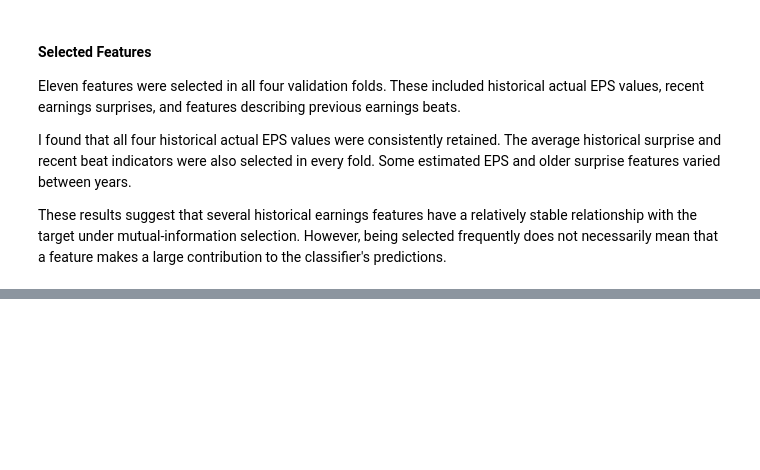
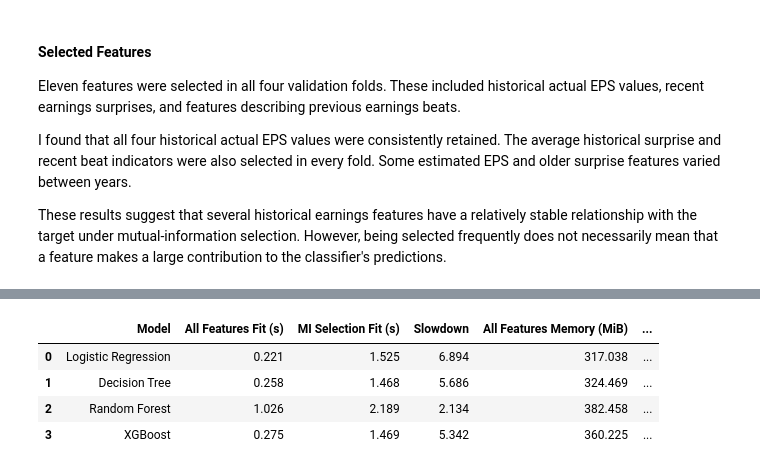
Before and after one commit to jordxnsenan/earnings-surprise-prediction, a Jupyter notebook: notebooks/classification.ipynb, the cells around one changed output, grey strips where cells are left out. Saved outputs shown, nothing was run; the diff lists cells and outputs as text; code cells hidden in the pictures; blank space fills up the shorter version.

```diff
--- a/notebooks/classification.ipynb
+++ b/notebooks/classification.ipynb
@@ -345,0 +431,38 @@ These results suggest that several historical earnings features have a relativel
+# %%
+efficiency_path = RESULTS_DIR / "classification" / "feature_efficiency_comparison.json"
+
+if not efficiency_path.is_file():
+    efficiency_path = RESULTS_DIR / "feature_efficiency_comparison.json"
+
+with efficiency_path.open(encoding="utf-8") as file:
+    efficiency_results = json.load(file)
+
+
+efficiency_rows = []
+
+for family, name in model_names.items():
+    results = efficiency_results["models"][family]
+
+    all_features = results["variants"]["all_features"]
+    mi_selection = results["variants"]["mutual_information_15"]
+
+    efficiency_rows.append(
+        {
+            "Model": name,
+            "All Features Fit (s)": all_features["mean_fit_seconds"],
+            "MI Selection Fit (s)": mi_selection["mean_fit_seconds"],
+            "Slowdown": results["fit_time_slowdown"],
+            "All Features Memory (MiB)": all_features["mean_peak_rss_mib"],
+            "MI Selection Memory (MiB)": mi_selection["mean_peak_rss_mib"],
+        }
+    )
+
+efficiency_table = pd.DataFrame(efficiency_rows)
+
+display(efficiency_table.round(3))
+# %% [output]
+|  | Model | All Features Fit (s) | MI Selection Fit (s) | Slowdown | All Features Memory (MiB) | ... |
+| 0 | Logistic Regression | 0.221 | 1.525 | 6.894 | 317.038 | ... |
+| 1 | Decision Tree | 0.258 | 1.468 | 5.686 | 324.469 | ... |
+| 2 | Random Forest | 1.026 | 2.189 | 2.134 | 382.458 | ... |
+| 3 | XGBoost | 0.275 | 1.469 | 5.342 | 360.225 | ... |
```
Also changed, not shown: parts of 16 cells of this notebook.
